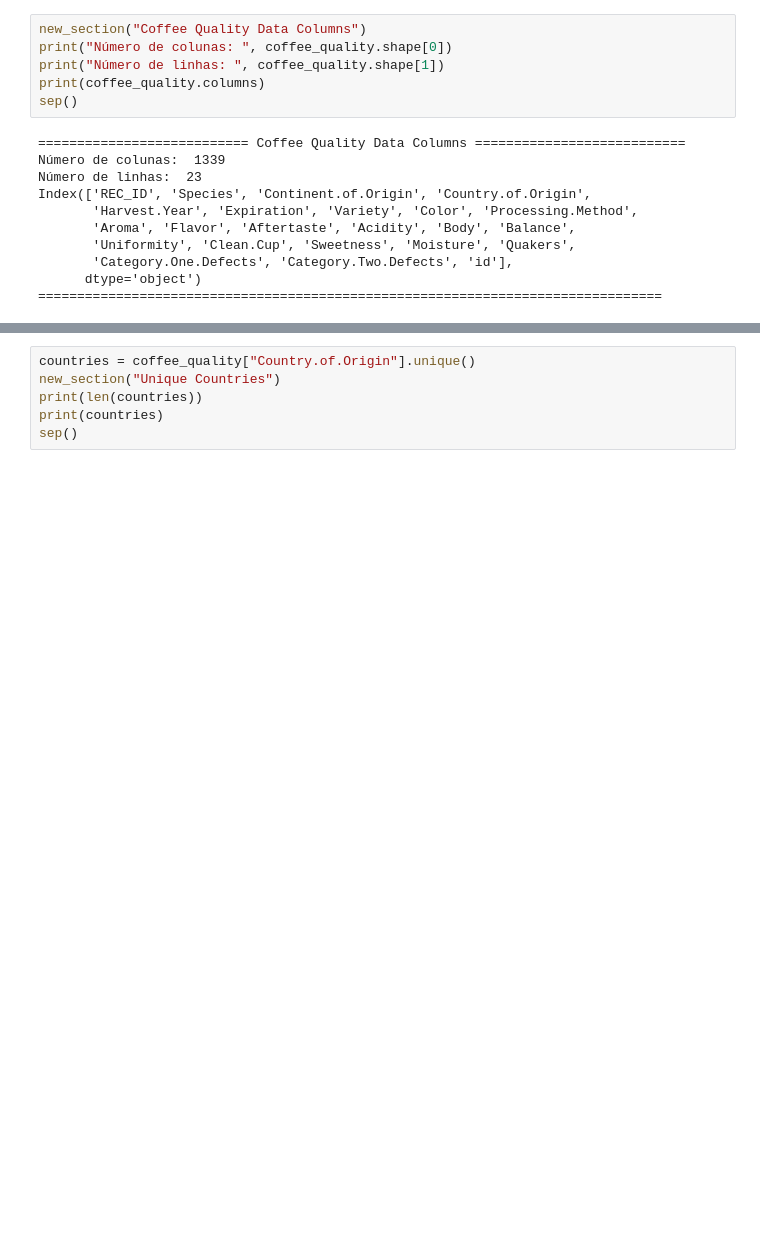
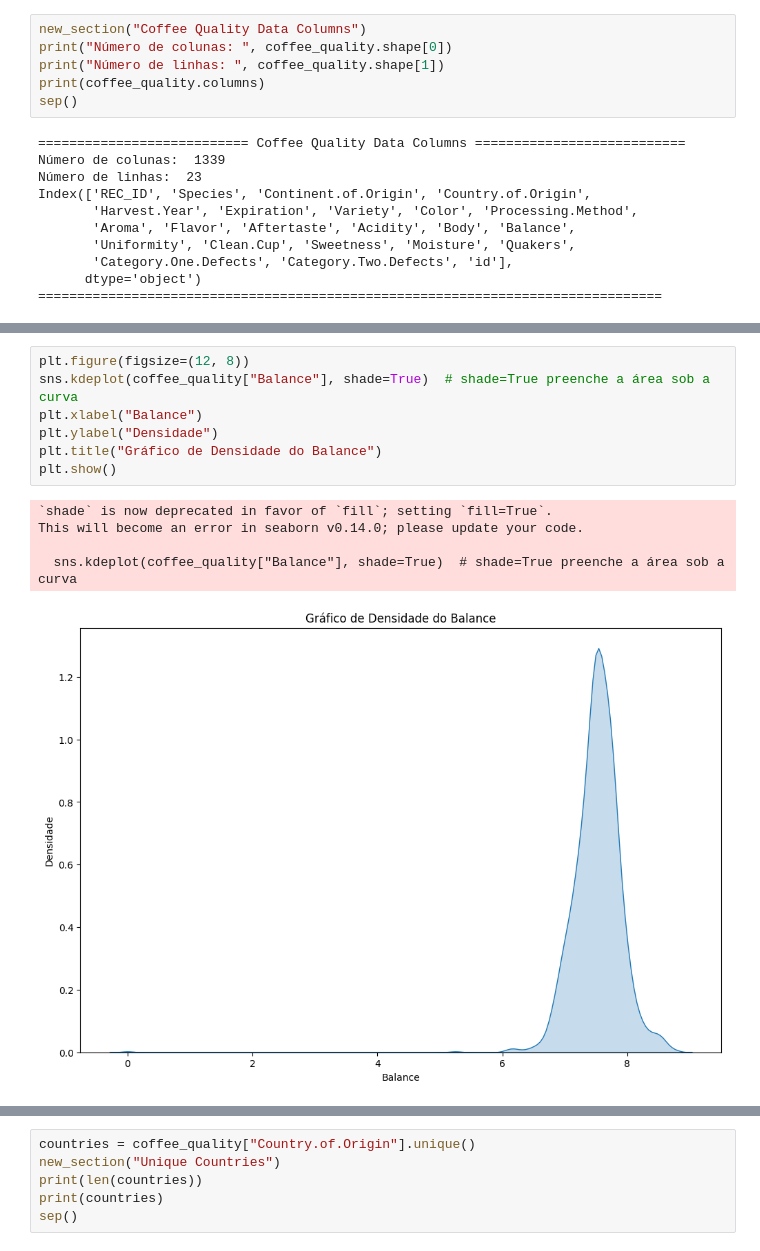
Before and after one commit to IsabelaYabe/coffee_quality_ME, a Jupyter notebook: analise_exploratoria.ipynb, the cells around one changed output, grey strips where cells are left out. Cells and saved outputs as stored; diff of their text form; blank space fills up the shorter version.

```diff
--- a/analise_exploratoria.ipynb
+++ b/analise_exploratoria.ipynb
@@ -449,0 +179,13 @@ Index(['REC_ID', 'Species', 'Continent.of.Origin', 'Country.of.Origin',
+# %%
+plt.figure(figsize=(12, 8))
+sns.kdeplot(coffee_quality["Balance"], shade=True)  # shade=True preenche a área sob a curva
+plt.xlabel("Balance")
+plt.ylabel("Densidade")
+plt.title("Gráfico de Densidade do Balance")
+plt.show()
+# %% [output]
+`shade` is now deprecated in favor of `fill`; setting `fill=True`.
+This will become an error in seaborn v0.14.0; please update your code.
+
+  sns.kdeplot(coffee_quality["Balance"], shade=True)  # shade=True preenche a área sob a curva
+[figure, added]
```
Also changed, not shown: parts of 50 cells of this notebook.
